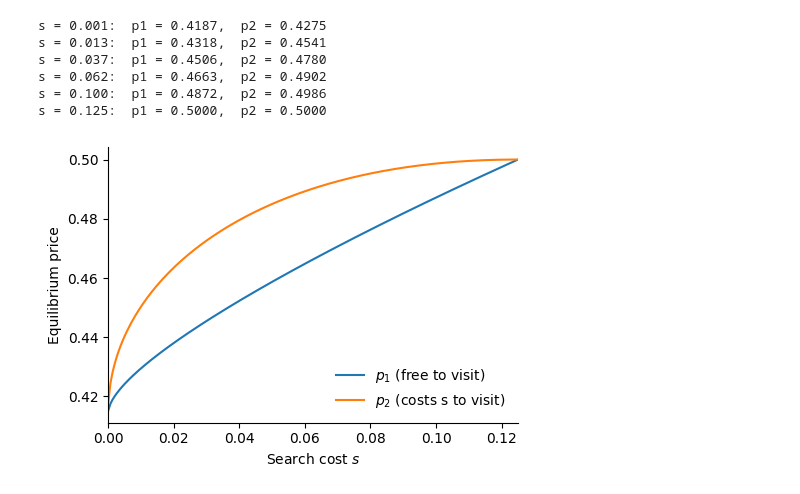
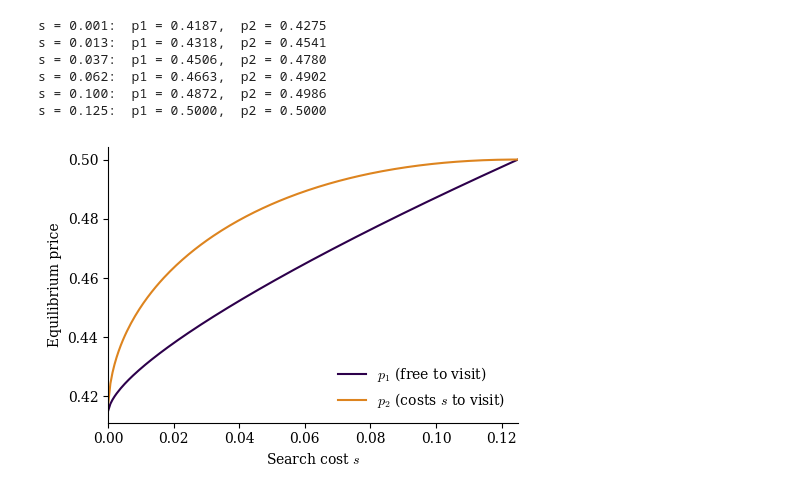
Before and after one commit to SofusGM/aio_2026, a Jupyter notebook: project_two/zhou.ipynb, the cells around one changed output. Saved outputs shown, nothing was run; the diff lists cells and outputs as text; code cells hidden in the pictures.

```diff
--- a/project_two/zhou.ipynb
+++ b/project_two/zhou.ipynb
@@ -61,26 +61,36 @@ s = 0.125:  p1 = 0.5000,  p2 = 0.5000
 # %%
 import matplotlib.pyplot as plt
 
+plt.rcParams.update({
+    'font.family': 'serif',
+    'font.serif': ['Computer Modern Roman', 'CMU Serif', 'DejaVu Serif'],
+    'mathtext.fontset': 'cm',
+    'axes.unicode_minus': False,
+})
+
+STYLE = {'p1': dict(color='#2D004B', ls='-'),
+         'p2': dict(color='#DD841F', ls='-')}
+
 s_grid = np.linspace(1e-4, 1/8, 200)
 eq = []
-guess = (0.5, 0.5)
+guess = (0.45, 0.45)
 for s in s_grid:
     guess = solve_equilibrium(s, guess)   # warm start from previous s
     eq.append(guess)
 eq = np.array(eq)
 
 fig, ax = plt.subplots(figsize=(5, 3.5))
-ax.plot(s_grid, eq[:, 0], label=r"$p_1$ (free to visit)")
-ax.plot(s_grid, eq[:, 1], label=r"$p_2$ (costs s to visit)")
+ax.plot(s_grid, eq[:, 0], label=r"$p_1$ (free to visit)", **STYLE['p1'])
+ax.plot(s_grid, eq[:, 1], label=r"$p_2$ (costs $s$ to visit)", **STYLE['p2'])
 
 ax.set_xlabel(r"Search cost $s$")
 ax.set_ylabel("Equilibrium price")
 
 ax.set_xlim(0, 1/8)
 ax.legend(frameon=False)
 ax.spines[["top", "right"]].set_visible(False)
 fig.tight_layout()
 fig.savefig("res/zhou_prices.pdf")
 plt.show()
 # %% [output]
-[figure, old version]
+[figure, new version]
```
